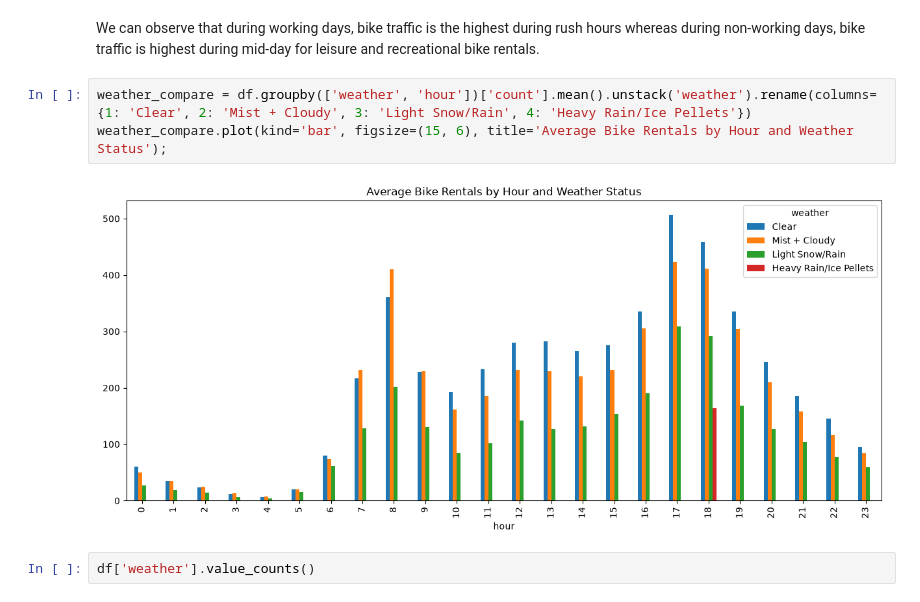
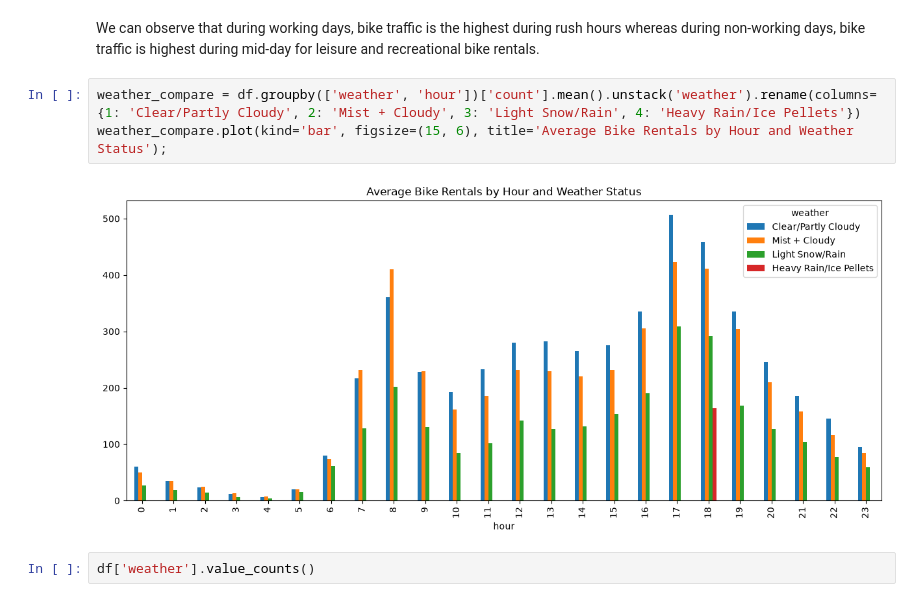
Before and after one commit to nlawee/python_projects, a Jupyter notebook: Lyft - Demand for Electric Bicycles/solution.ipynb, the cells around one changed output. Saved outputs shown, nothing was run; the diff lists cells and outputs as text.

```diff
--- a/Lyft - Demand for Electric Bicycles/solution.ipynb
+++ b/Lyft - Demand for Electric Bicycles/solution.ipynb
@@ -127,10 +120,10 @@ working_hrs_compare.plot(kind='bar', figsize=(15, 6), title='Average Bike Rental
 # %% [markdown]
 We can observe that during working days, bike traffic is the highest during rush hours whereas during non-working days, bike traffic is highest during mid-day for leisure and recreational bike rentals.
 # %%
-weather_compare = df.groupby(['weather', 'hour'])['count'].mean().unstack('weather').rename(columns={1: 'Clear', 2: 'Mist + Cloudy', 3: 'Light Snow/Rain', 4: 'Heavy Rain/Ice Pellets'})
+weather_compare = df.groupby(['weather', 'hour'])['count'].mean().unstack('weather').rename(columns={1: 'Clear/Partly Cloudy', 2: 'Mist + Cloudy', 3: 'Light Snow/Rain', 4: 'Heavy Rain/Ice Pellets'})
 weather_compare.plot(kind='bar', figsize=(15, 6), title='Average Bike Rentals by Hour and Weather Status');
 # %% [output]
-[figure, old version]
+[figure, new version]
 # %%
 df['weather'].value_counts()
 # %% [output]
```
Also changed, not shown: parts of 46 cells of this notebook.
